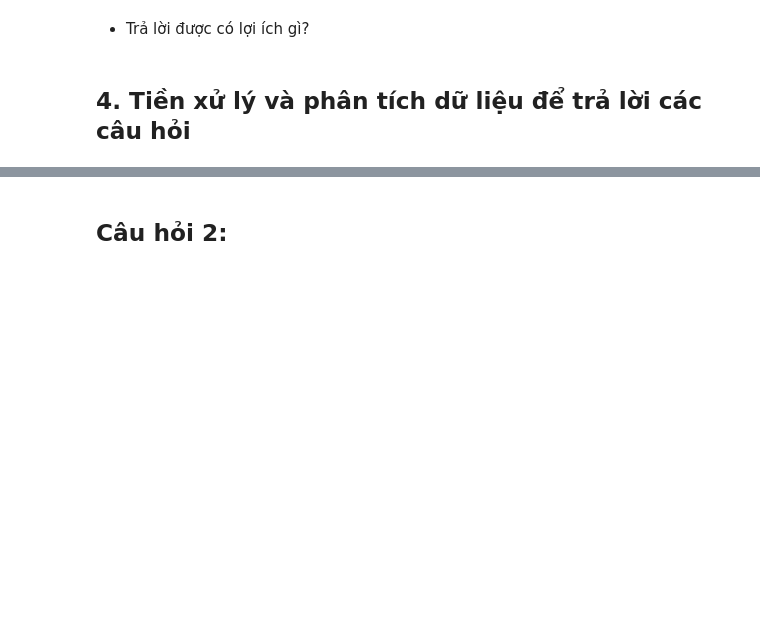
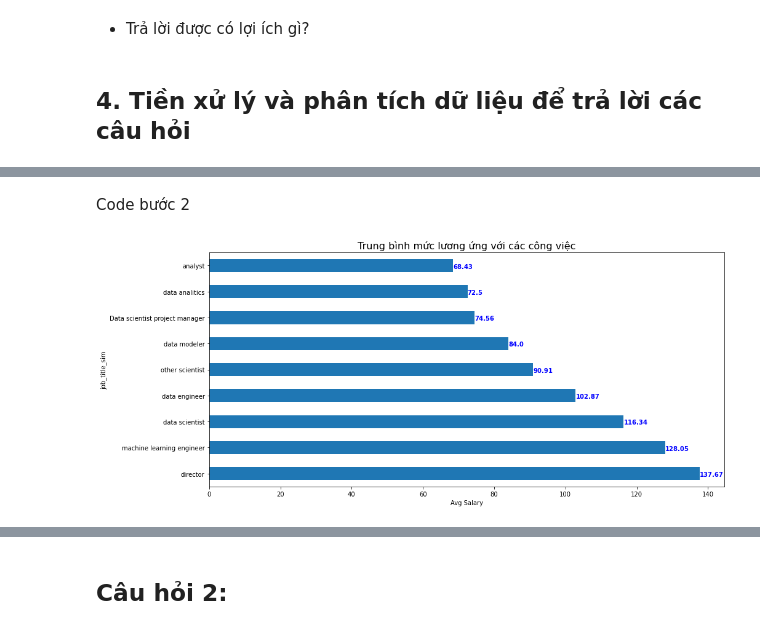
Before and after one commit to wisteria233huhu/LTCKHDL-Final-Project, a Jupyter notebook: FinalProject-LTKHDL.ipynb, the cells around one changed output, grey strips where cells are left out. Cells and saved outputs as stored; diff of their text form; code cells hidden in the pictures; blank space fills up the shorter version.

```diff
--- a/FinalProject-LTKHDL.ipynb
+++ b/FinalProject-LTKHDL.ipynb
@@ -212,0 +278,5 @@ categorical_df
+# %%
+#Gom nhóm công việc rồi tính lương trung bình, sau đó sort theo giá trị giảm dần.
+job_salary_avg = ds_salary_df.groupby('job_title_sim')['Avg Salary(K)'].mean()
+job_salary_avg = job_salary_avg.sort_values(ascending = False)
+job_salary_avg
@@ -212,0 +295,13 @@ categorical_df
+# %% [markdown]
+Code bước 2
+# %%
+#Vẽ biểu đồ barh để quan sát, điền thêm các giá trị của từng cột.
+plt.figure(figsize=(15, 7))
+ax = job_salary_avg.plot.barh()
+list_values = list(job_salary_avg.values.round(2))
+for i, v in enumerate(list_values):
+    ax.text(v, i - 0.1, str(v), color='blue', fontweight='bold')
+plt.title('Trung bình mức lương ứng với các công việc', size=16)
+plt.xlabel('Avg Salary');
+# %% [output]
+[figure, added]
```
Also changed, not shown: parts of 36 cells of this notebook.
